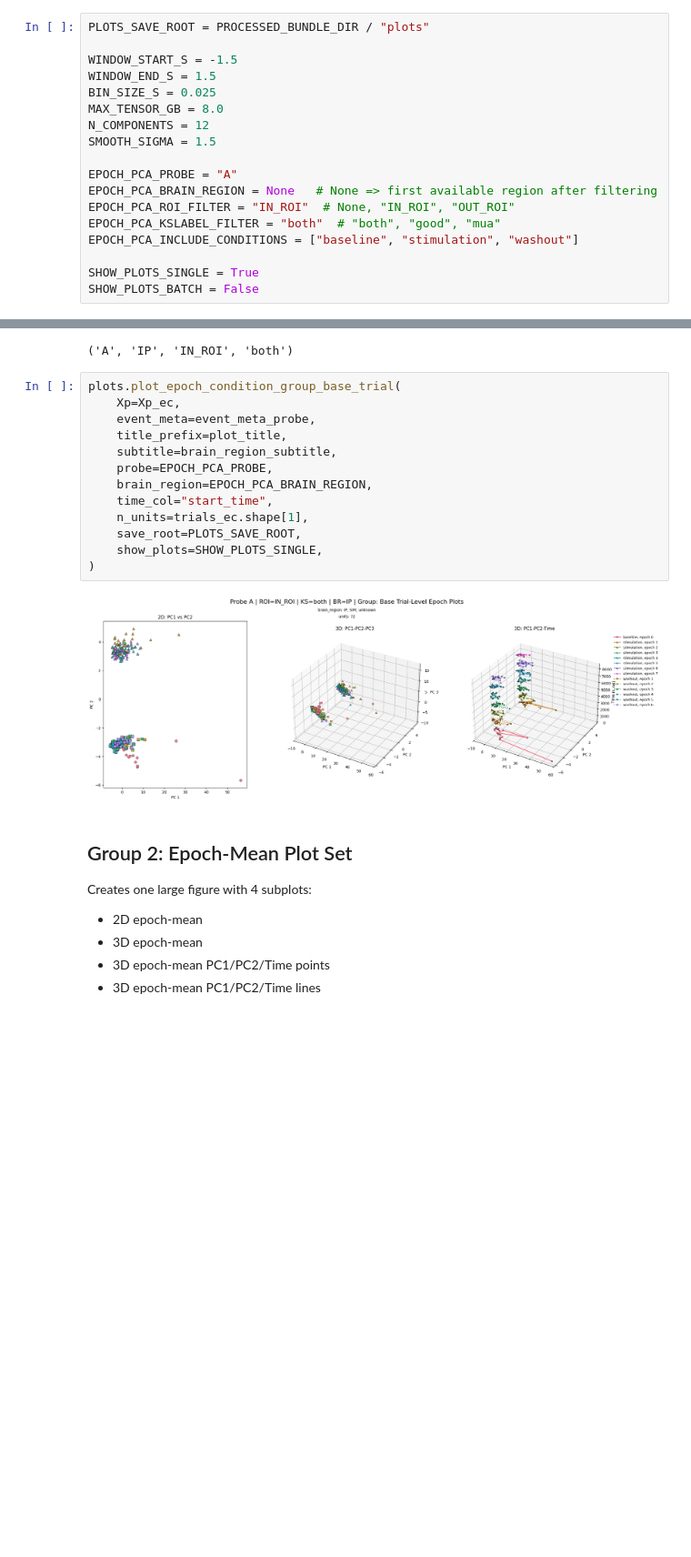
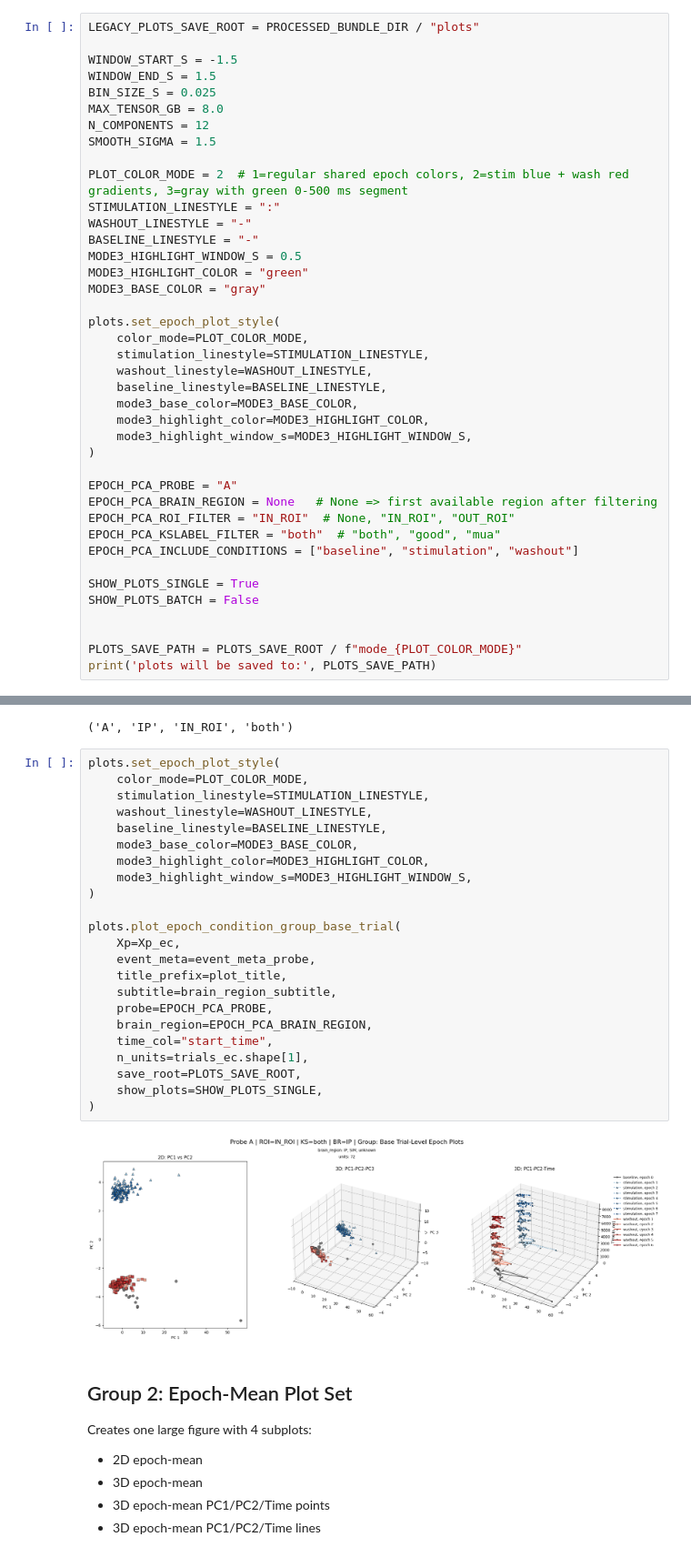
Before and after one commit to granthughes1999/PCA_on_neural_data, a Jupyter notebook: master/PCA_master_runner.ipynb, the cells around one changed output, grey strips where cells are left out. Shown at 91% size. Drawn from its saved outputs; the diff is of its cells as text; blank space fills up the shorter version.

```diff
--- a/master/PCA_master_runner.ipynb
+++ b/master/PCA_master_runner.ipynb
@@ -344,6 +345,6 @@ Condition epoch names in pca_event_meta: ['baseline_epoch' 'stimulation_epoch_1'
 Sets output root, PCA binning, filters, and smoothing used by all plot calls.
 # %%
-PLOTS_SAVE_ROOT = PROCESSED_BUNDLE_DIR / "plots"
+LEGACY_PLOTS_SAVE_ROOT = PROCESSED_BUNDLE_DIR / "plots"
 
 WINDOW_START_S = -1.5
 WINDOW_END_S = 1.5
@@ -351,6 +352,24 @@ BIN_SIZE_S = 0.025
 MAX_TENSOR_GB = 8.0
 N_COMPONENTS = 12
 SMOOTH_SIGMA = 1.5
+
+PLOT_COLOR_MODE = 2  # 1=regular shared epoch colors, 2=stim blue + wash red gradients, 3=gray with green 0-500 ms segment
+STIMULATION_LINESTYLE = ":"
+WASHOUT_LINESTYLE = "-"
+BASELINE_LINESTYLE = "-"
+MODE3_HIGHLIGHT_WINDOW_S = 0.5
+MODE3_HIGHLIGHT_COLOR = "green"
+MODE3_BASE_COLOR = "gray"
+
+plots.set_epoch_plot_style(
+    color_mode=PLOT_COLOR_MODE,
+    stimulation_linestyle=STIMULATION_LINESTYLE,
+    washout_linestyle=WASHOUT_LINESTYLE,
+    baseline_linestyle=BASELINE_LINESTYLE,
+    mode3_base_color=MODE3_BASE_COLOR,
+    mode3_highlight_color=MODE3_HIGHLIGHT_COLOR,
+    mode3_highlight_window_s=MODE3_HIGHLIGHT_WINDOW_S,
+)
 
 EPOCH_PCA_PROBE = "A"
 EPOCH_PCA_BRAIN_REGION = None   # None => first available region after filtering
@@ -360,3 +379,7 @@ EPOCH_PCA_INCLUDE_CONDITIONS = ["baseline", "stimulation", "washout"]
 
 SHOW_PLOTS_SINGLE = True
 SHOW_PLOTS_BATCH = False
+
+
+PLOTS_SAVE_PATH = PLOTS_SAVE_ROOT / f"mode_{PLOT_COLOR_MODE}"
+print('plots will be saved to:', PLOTS_SAVE_PATH)
@@ -435,20 +460,30 @@ EPOCH_PCA_PROBE,EPOCH_PCA_BRAIN_REGION, EPOCH_PCA_ROI_FILTER, EPOCH_PCA_KSLABEL_
 You are about to run PCA on the following selection:
 ('A', 'IP', 'IN_ROI', 'both')
 # %%
+plots.set_epoch_plot_style(
+    color_mode=PLOT_COLOR_MODE,
+    stimulation_linestyle=STIMULATION_LINESTYLE,
+    washout_linestyle=WASHOUT_LINESTYLE,
+    baseline_linestyle=BASELINE_LINESTYLE,
+    mode3_base_color=MODE3_BASE_COLOR,
+    mode3_highlight_color=MODE3_HIGHLIGHT_COLOR,
+    mode3_highlight_window_s=MODE3_HIGHLIGHT_WINDOW_S,
+)
+
 plots.plot_epoch_condition_group_base_trial(
     Xp=Xp_ec,
     event_meta=event_meta_probe,
     title_prefix=plot_title,
     subtitle=brain_region_subtitle,
     probe=EPOCH_PCA_PROBE,
     brain_region=EPOCH_PCA_BRAIN_REGION,
     time_col="start_time",
     n_units=trials_ec.shape[1],
     save_root=PLOTS_SAVE_ROOT,
     show_plots=SHOW_PLOTS_SINGLE,
 )
 # %% [output]
-[figure, old version]
+[figure, new version]
 # %% [markdown]
 ## Group 2: Epoch-Mean Plot Set
 Creates one large figure with 4 subplots:
```
Also changed, not shown: parts of 12 cells of this notebook, 1 other file.
